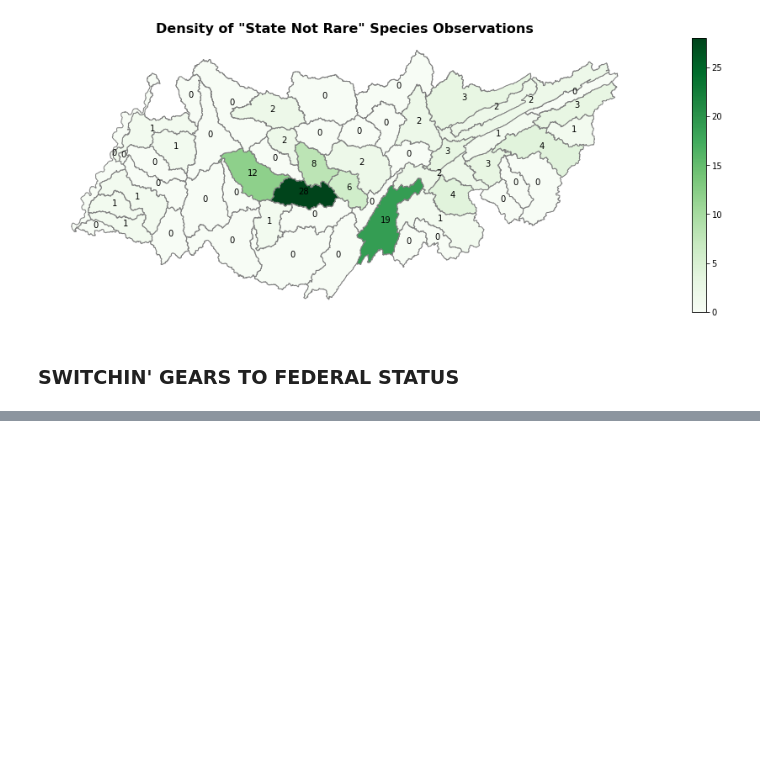
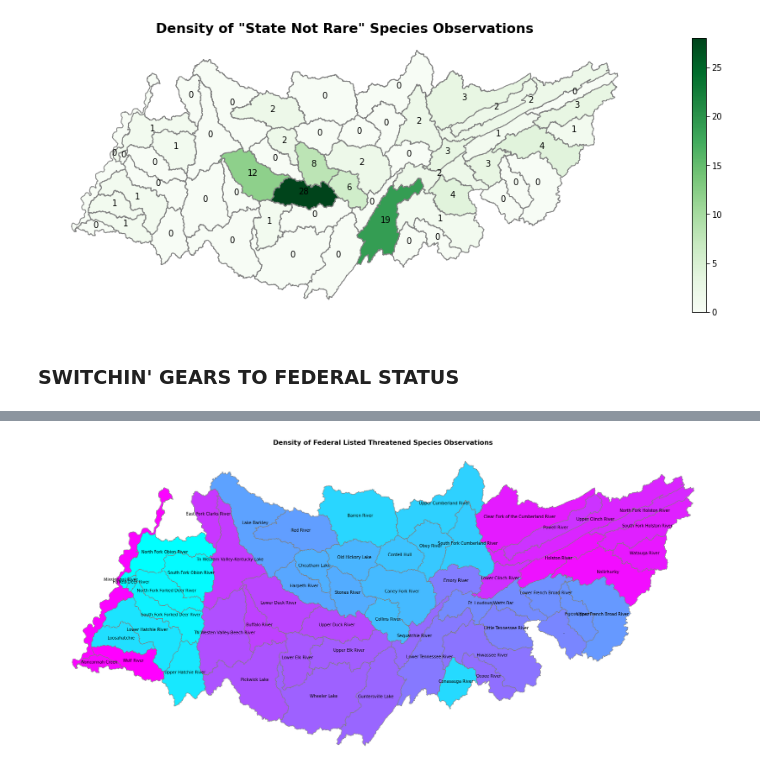
Before and after one commit to jomccall/Species-Diversity-in-Tennessee, a Jupyter notebook: notebooks/Bring in Watersheds File to make Maps.ipynb, the cells around one changed output, grey strips where cells are left out. Cells and saved outputs as stored; diff of their text form; code cells hidden in the pictures; blank space fills up the shorter version.

```diff
--- a/notebooks/Bring in Watersheds File to make Maps.ipynb
+++ b/notebooks/Bring in Watersheds File to make Maps.ipynb
@@ -298,0 +344,14 @@ ax.axis('off');
+# %%
+fig, ax = plt.subplots(figsize=(30, 15))
+ws_geo.plot(cmap = 'cool',
+               edgecolor = 'grey',
+               legend = True,
+               ax = ax)
+for index, row in ws_geo.iterrows():
+    plt.annotate(text=row['Watershed'],
+                 xy=(row['geometry'].centroid.x, row['geometry'].centroid.y),
+                 horizontalalignment='center')
+plt.title('Density of Federal Listed Threatened Species Observations', fontsize = 16, fontweight = 'bold')
+ax.axis('off');
+# %% [output]
+[figure, added]
```
Also changed, not shown: parts of 3 cells of this notebook, 2 other files.
